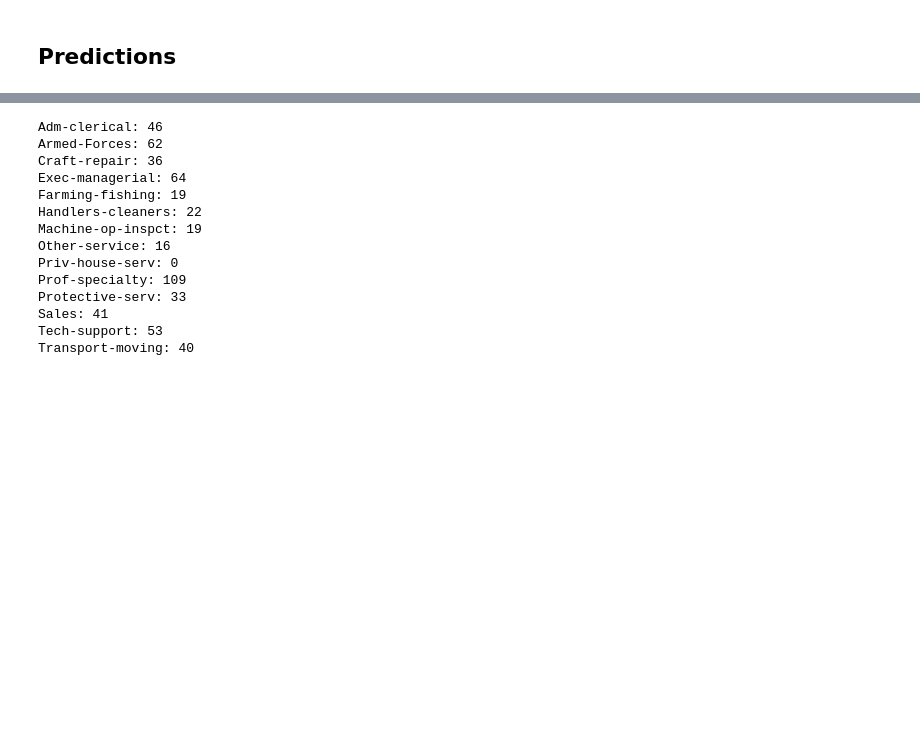
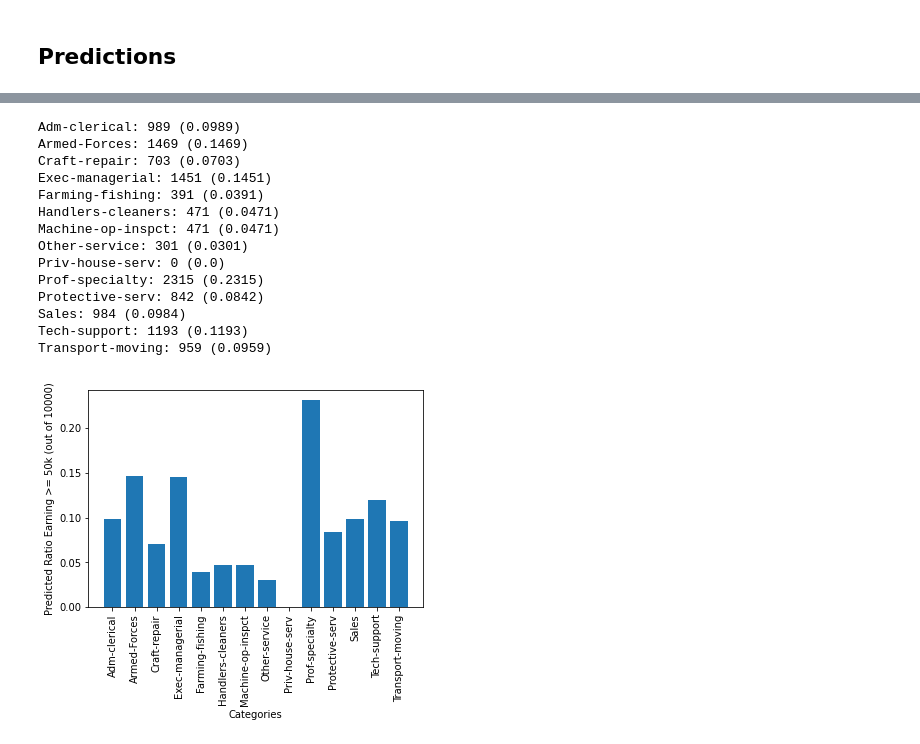
Before and after one commit to m26841/DeepL_Final_Project, a Jupyter notebook: multilayer_perceptron_network_ver3.ipynb, the cells around one changed output, grey strips where cells are left out. Saved outputs shown, nothing was run; the diff lists cells and outputs as text; code cells hidden in the pictures; blank space fills up the shorter version.

```diff
--- a/multilayer_perceptron_network_ver3.ipynb
+++ b/multilayer_perceptron_network_ver3.ipynb
@@ -303,20 +329,22 @@ Male: 52
 # %%
-predict_data("/content/job.csv", ['Adm-clerical','Armed-Forces','Craft-repair','Exec-managerial','Farming-fishing',
-                                  'Handlers-cleaners','Machine-op-inspct','Other-service','Priv-house-serv','Prof-specialty',
-                                  'Protective-serv','Sales','Tech-support','Transport-moving'])
+data = predict_data("/content/job.csv", ['Adm-clerical','Armed-Forces','Craft-repair','Exec-managerial','Farming-fishing',
+                                         'Handlers-cleaners','Machine-op-inspct','Other-service','Priv-house-serv','Prof-specialty',
+                                         'Protective-serv','Sales','Tech-support','Transport-moving'])
+plot_data(data)
 # %% [output]
-Adm-clerical: 46
-Armed-Forces: 62
-Craft-repair: 36
-Exec-managerial: 64
-Farming-fishing: 19
-Handlers-cleaners: 22
-Machine-op-inspct: 19
-Other-service: 16
-Priv-house-serv: 0
-Prof-specialty: 109
-Protective-serv: 33
-Sales: 41
-Tech-support: 53
-Transport-moving: 40
+Adm-clerical: 989 (0.0989)
+Armed-Forces: 1469 (0.1469)
+Craft-repair: 703 (0.0703)
+Exec-managerial: 1451 (0.1451)
+Farming-fishing: 391 (0.0391)
+Handlers-cleaners: 471 (0.0471)
+Machine-op-inspct: 471 (0.0471)
+Other-service: 301 (0.0301)
+Priv-house-serv: 0 (0.0)
+Prof-specialty: 2315 (0.2315)
+Protective-serv: 842 (0.0842)
+Sales: 984 (0.0984)
+Tech-support: 1193 (0.1193)
+Transport-moving: 959 (0.0959)
+[figure, added]
 # %%
```
Also changed, not shown: parts of 9 cells of this notebook.
